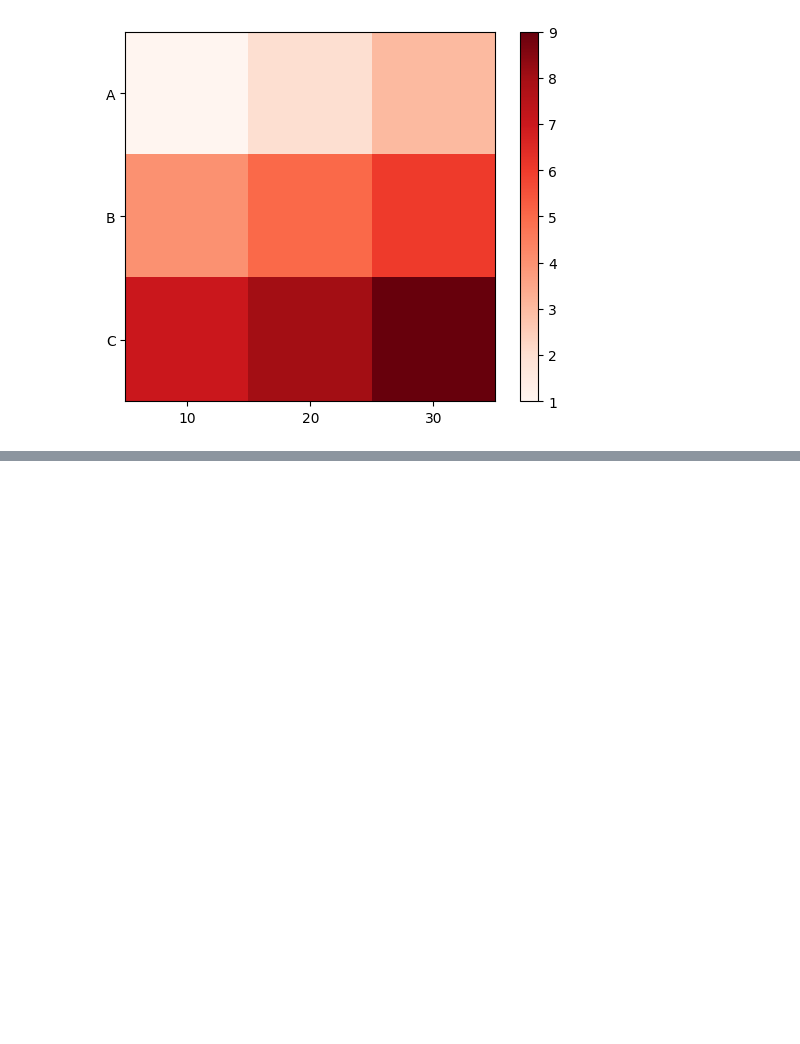
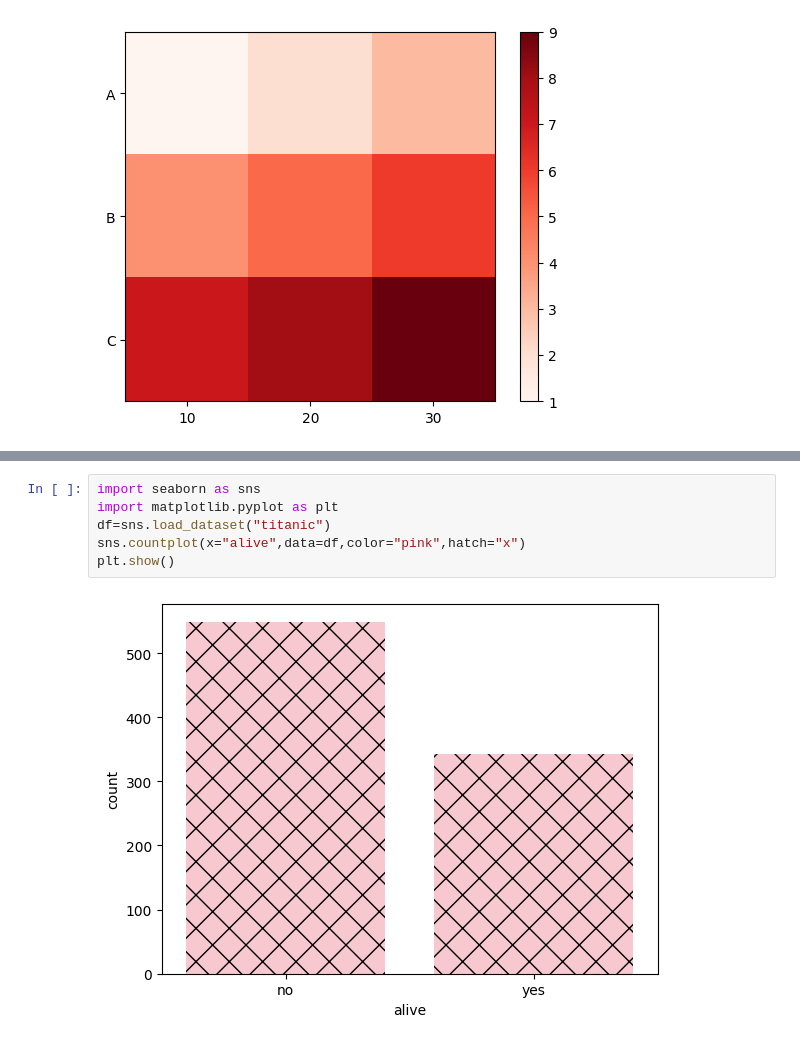
Before and after one commit to Deepika316/Mind_Wave_python, a Jupyter notebook: Numpy_mindwave.ipynb, the cells around one changed output, grey strips where cells are left out. Cells and saved outputs as stored; diff of their text form; blank space fills up the shorter version.

```diff
--- a/Numpy_mindwave.ipynb
+++ b/Numpy_mindwave.ipynb
@@ -218,0 +263,8 @@ plt.show()
+# %%
+import seaborn as sns
+import matplotlib.pyplot as plt
+df=sns.load_dataset("titanic")
+sns.countplot(x="alive",data=df,color="pink",hatch="x")
+plt.show()
+# %% [output]
+[figure, added]
```
Also changed, not shown: parts of 21 cells of this notebook.
